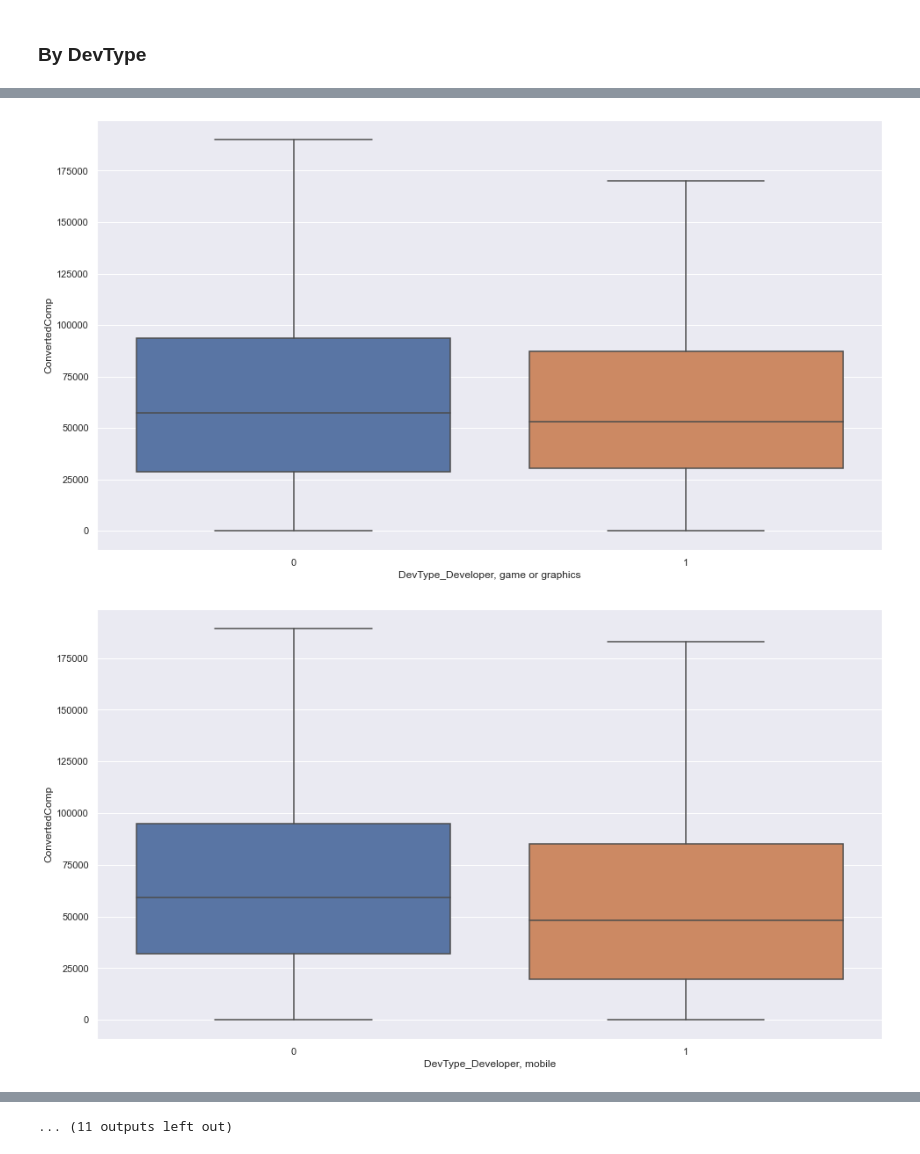
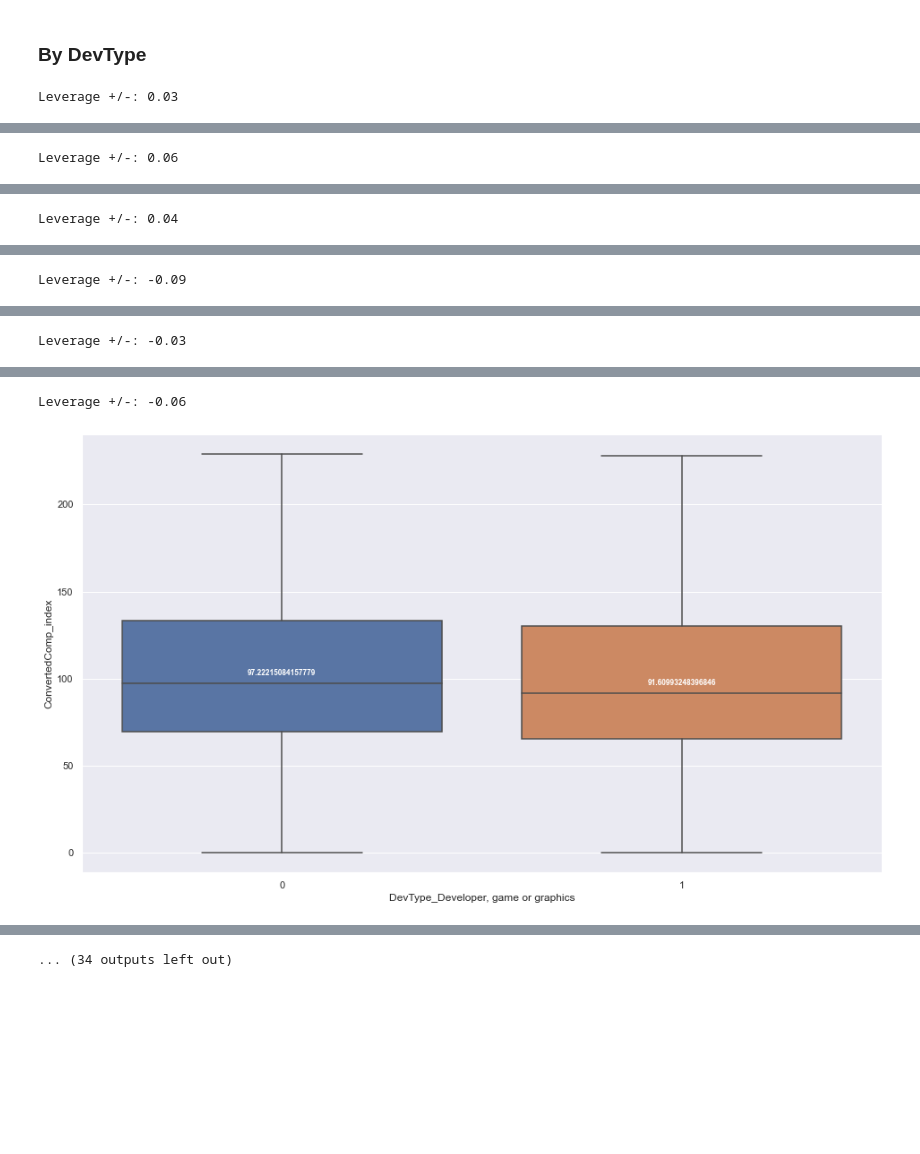
Before and after one commit to erdemsirel/ozu_data_science, a Jupyter notebook: DS 555 - Data Science & Strategy/ds555-project/notebooks/ds555_project-Explanatory-Analysis.ipynb, the cells around one changed output, grey strips where cells are left out. Drawn from its saved outputs; the diff is of its cells as text; code cells hidden in the pictures; blank space fills up the shorter version.

```diff
--- a/DS 555 - Data Science & Strategy/ds555-project/notebooks/ds555_project-Explanatory-Analysis.ipynb
+++ b/DS 555 - Data Science & Strategy/ds555-project/notebooks/ds555_project-Explanatory-Analysis.ipynb
@@ -194,5 +179,19 @@ data_ =  data[(data.MainBranch == "I am a developer by profession")
              &  (data.ConvertedComp <= 300000)]
 
 ax = sns.boxplot(x="JobSat", y="ConvertedComp", data=data_,
-                 showfliers = False)
+                 showfliers = False,
+                order=['Very dissatisfied',
+                     'Slightly dissatisfied',
+                     'Neither satisfied nor dissatisfied',
+                     'Slightly satisfied',
+                     'Very satisfied'])
+plt.show()
+ax = sns.boxplot(x="JobSat", y="ConvertedComp_index", data=data_,
+                 showfliers = False,
+                order=['Very dissatisfied',
+                     'Slightly dissatisfied',
+                     'Neither satisfied nor dissatisfied',
+                     'Slightly satisfied',
+                     'Very satisfied'])
+plt.show()
 # %% [output]
@@ -202,10 +202,9 @@ ax = sns.boxplot(x="JobSat", y="ConvertedComp", data=data_,
 # %%
 def calculate_high_and_low_leverage_tech(data):
     technologies = [feat for feat in data.columns if "WorkedWith" in feat]
-    us_data = data[data["Country_for_target_transformation"] =="United States"]
     tech_leverages = {}
     for tech in technologies:
-        tech_mean = us_data.groupby(tech).ConvertedComp.median()
+        tech_mean = data.groupby(tech).ConvertedComp_index.mean()
         if len(tech_mean) != 2: continue
         tech_leverage = (tech_mean.loc[1] / tech_mean.loc[0]) -1
         tech_leverages[tech] = tech_leverage
@@ -219,8 +238,16 @@ high_leverage_technologies, low_leverage_technologies = calculate_high_and_low_l
 data_ =  data[(data.MainBranch == "I am a developer by profession")
              &  (data.ConvertedComp <= 300000)]
 
-for i in range(len(high_leverage_technologies)):
-    ax = sns.boxplot(x=high_leverage_technologies[i], y="ConvertedComp_index", data=data_,
+for col in high_leverage_technologies:
+    ax = sns.boxplot(x=col, y="ConvertedComp_index", data=data_,
                      showfliers = False)
+
+    medians = data_.groupby([col])['ConvertedComp_index'].median()
+    vertical_offset = data_['ConvertedComp_index'].median() * 0.05 # offset from median for display
+    print("Leverage +/-:", round(medians[1] / medians[0] -1,2))
+    for xtick in ax.get_xticks():
+        ax.text(xtick,medians[xtick] + vertical_offset,medians[xtick],
+                horizontalalignment='center',size='x-small',color='w',weight='semibold')
+
     plt.show()
 # %% [output]
@@ -245,7 +272,16 @@ data_ =  data[(data.MainBranch == "I am a developer by profession")
              &  (data.ConvertedComp <= 300000)]
 
 for col in dev_type:
-    ax = sns.boxplot(x=col, y="ConvertedComp", data=data_,
+    ax = sns.boxplot(x=col, y="ConvertedComp_index", data=data_,
                      showfliers = False)
+
+    medians = data_.groupby([col])['ConvertedComp_index'].median()
+    vertical_offset = data_['ConvertedComp_index'].median() * 0.05 # offset from median for display
+    print("Leverage +/-:", round(medians[1] / medians[0] -1,2))
+    for xtick in ax.get_xticks():
+        ax.text(xtick,medians[xtick] + vertical_offset,medians[xtick],
+                horizontalalignment='center',size='x-small',color='w',weight='semibold')
+
     plt.show()
 # %% [output]
+Leverage +/-: 0.03
@@ -252,0 +289 @@ for col in dev_type:
+Leverage +/-: 0.06
@@ -253,0 +291 @@ for col in dev_type:
+Leverage +/-: 0.04
@@ -254,0 +293 @@ for col in dev_type:
+Leverage +/-: -0.09
@@ -255,0 +295 @@ for col in dev_type:
+Leverage +/-: -0.03
@@ -257,2 +297,2 @@ for col in dev_type:
+Leverage +/-: -0.06
-[figure, old version]
+[figure, new version]
-[figure, removed]
@@ -264 +299 @@ for col in dev_type:
-... (11 outputs left out)
+... (34 outputs left out)
```
Also changed, not shown: parts of 11 cells of this notebook.
